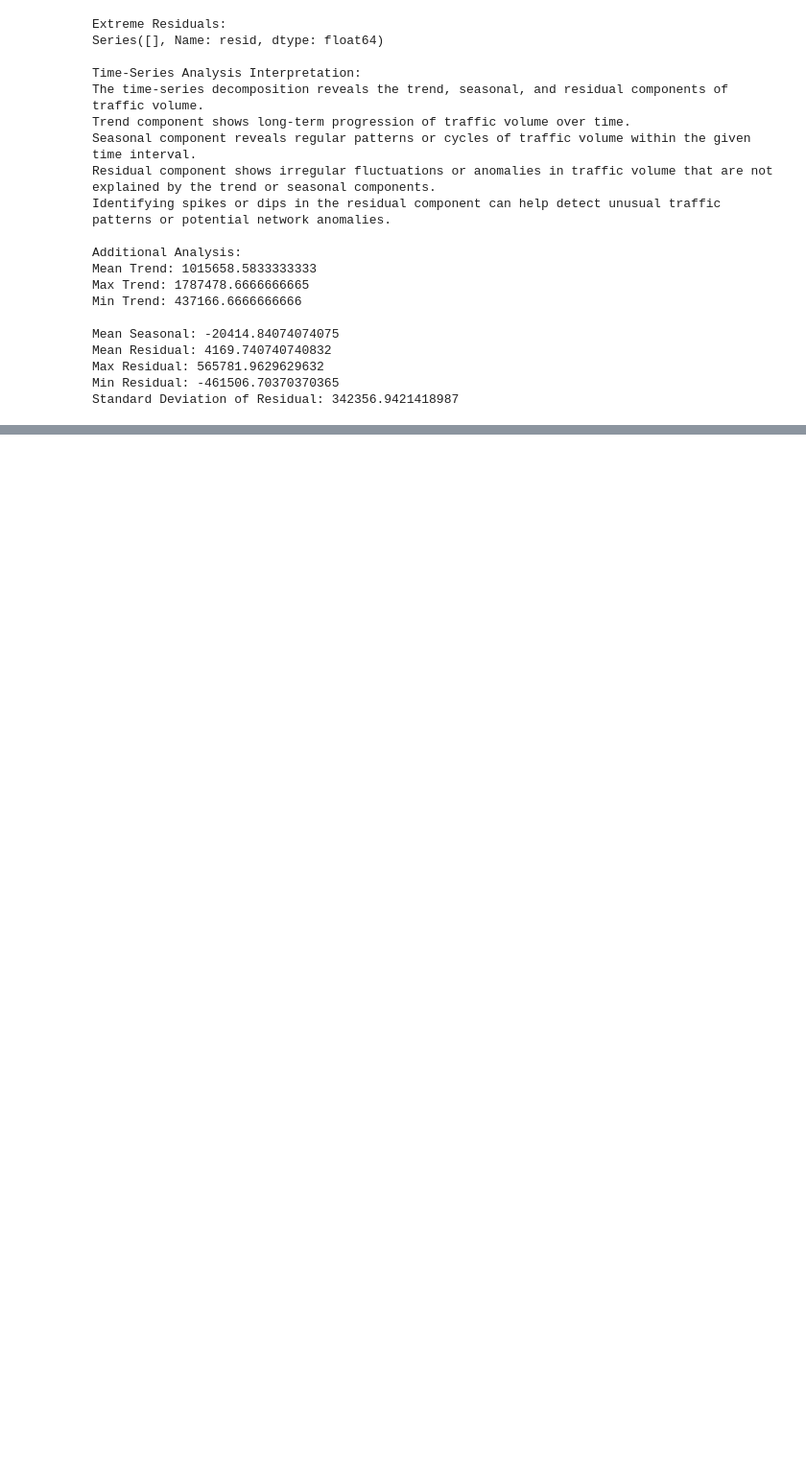
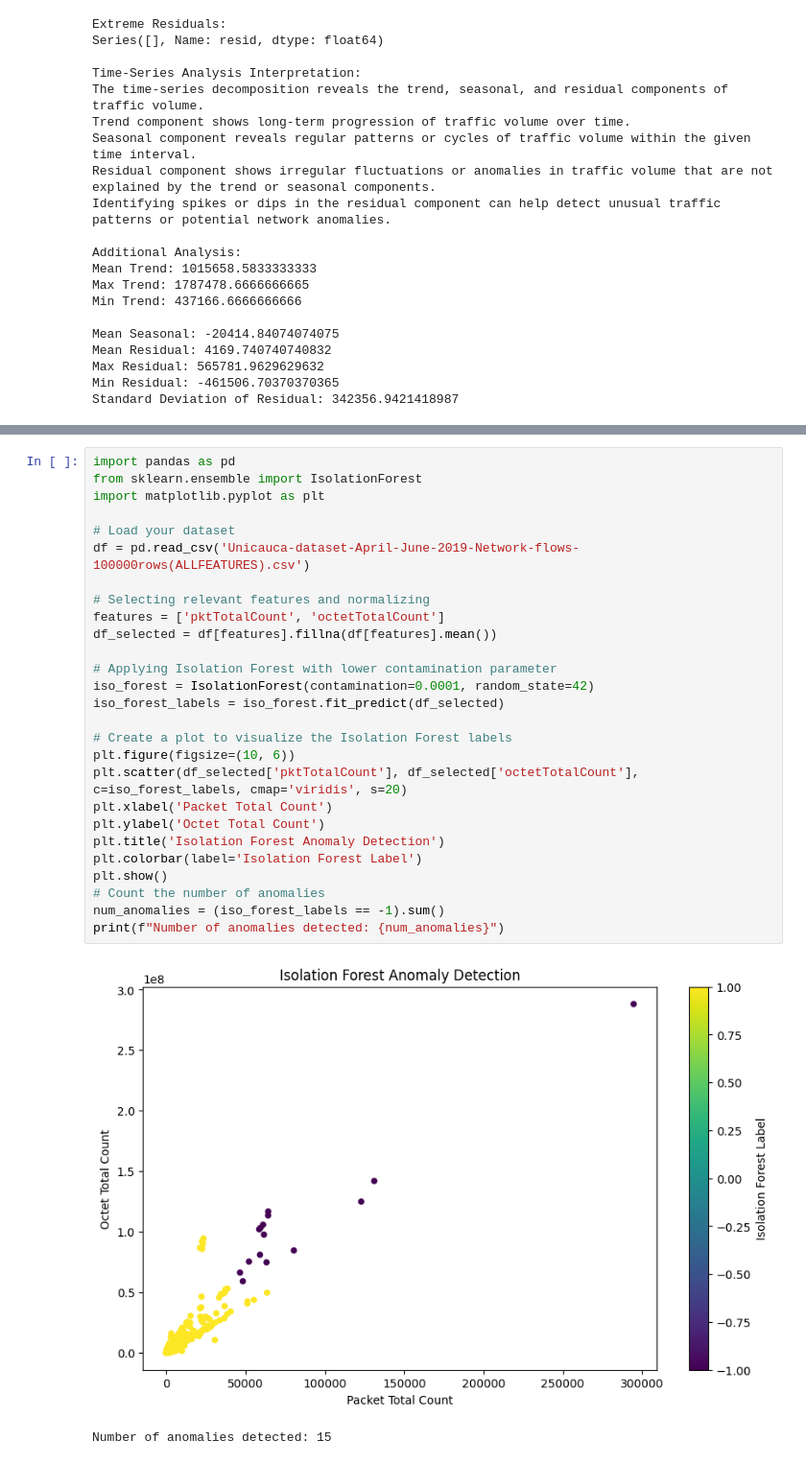
Before and after one commit to samer-glitch/Leveraging-Machine-Learning-for-Identifying-and-Classifying-Cyber-Threats-in-Network-Environments, a Jupyter notebook: Volume Analysis.ipynb, the cells around one changed output, grey strips where cells are left out. Shown: that part at 96% size. Drawn from its saved outputs; the diff is of its cells as text; blank space fills up the shorter version.

```diff
--- a/Volume Analysis.ipynb
+++ b/Volume Analysis.ipynb
@@ -166,0 +204,30 @@ Standard Deviation of Residual: 342356.9421418987
+# %%
+import pandas as pd
+from sklearn.ensemble import IsolationForest
+import matplotlib.pyplot as plt
+
+# Load your dataset
+df = pd.read_csv('Unicauca-dataset-April-June-2019-Network-flows-100000rows(ALLFEATURES).csv')
+
+# Selecting relevant features and normalizing
+features = ['pktTotalCount', 'octetTotalCount']
+df_selected = df[features].fillna(df[features].mean())
+
+# Applying Isolation Forest with lower contamination parameter
+iso_forest = IsolationForest(contamination=0.0001, random_state=42)
+iso_forest_labels = iso_forest.fit_predict(df_selected)
+
+# Create a plot to visualize the Isolation Forest labels
+plt.figure(figsize=(10, 6))
+plt.scatter(df_selected['pktTotalCount'], df_selected['octetTotalCount'], c=iso_forest_labels, cmap='viridis', s=20)
+plt.xlabel('Packet Total Count')
+plt.ylabel('Octet Total Count')
+plt.title('Isolation Forest Anomaly Detection')
+plt.colorbar(label='Isolation Forest Label')
+plt.show()
+# Count the number of anomalies
+num_anomalies = (iso_forest_labels == -1).sum()
+print(f"Number of anomalies detected: {num_anomalies}")
+# %% [output]
+[figure, added]
+Number of anomalies detected: 15
```
Also changed, not shown: parts of 2 cells of this notebook.
